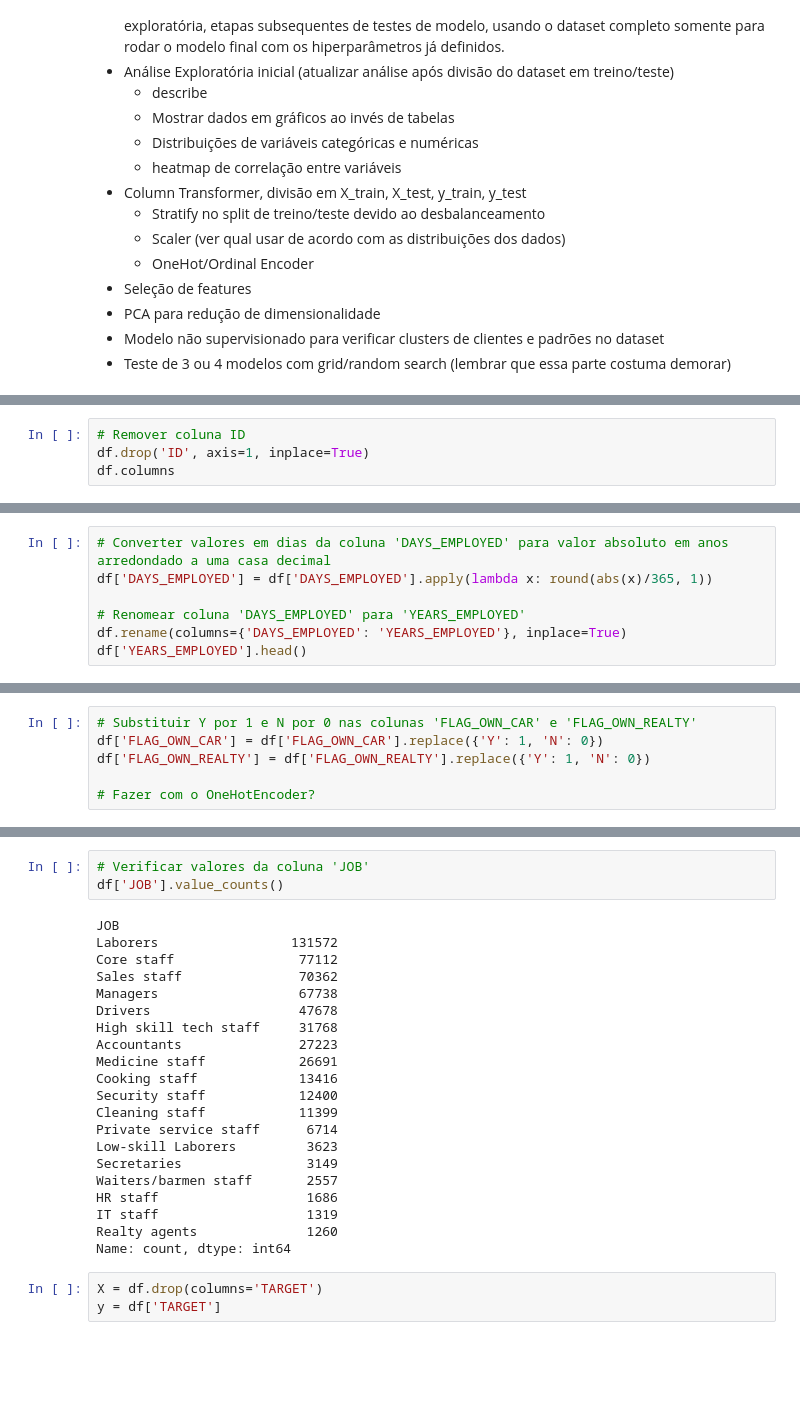
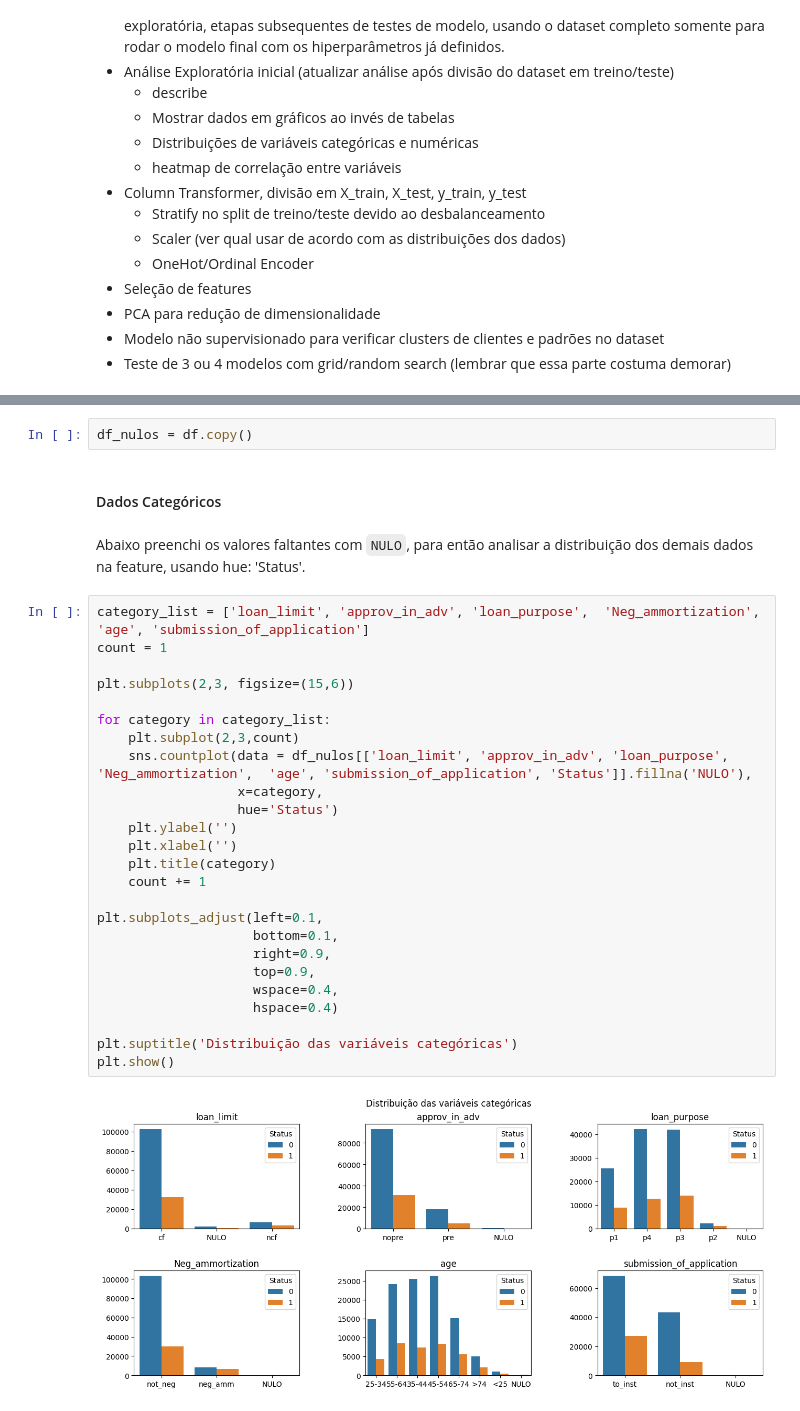
Before and after one commit to fernandobrancher/project_machine_learning_iii, a Jupyter notebook: project_loan_defaulters.ipynb, the cells around one changed output, grey strips where cells are left out. Saved outputs shown, nothing was run; the diff lists cells and outputs as text; blank space fills up the shorter version.

````diff
--- a/project_loan_defaulters.ipynb
+++ b/project_loan_defaulters.ipynb
@@ -135,4 +229,0 @@ df['TARGET'].value_counts(normalize=True).plot(kind='bar', title='Distribuição
-# %%
-# Remover coluna ID
-df.drop('ID', axis=1, inplace=True)
-df.columns
@@ -162,7 +229,0 @@ Name: AGE, dtype: int64
-# %%
-# Converter valores em dias da coluna 'DAYS_EMPLOYED' para valor absoluto em anos arredondado a uma casa decimal
-df['DAYS_EMPLOYED'] = df['DAYS_EMPLOYED'].apply(lambda x: round(abs(x)/365, 1))
-
-# Renomear coluna 'DAYS_EMPLOYED' para 'YEARS_EMPLOYED'
-df.rename(columns={'DAYS_EMPLOYED': 'YEARS_EMPLOYED'}, inplace=True)
-df['YEARS_EMPLOYED'].head()
@@ -195,6 +229,0 @@ Name: count, dtype: int64
-# %%
-# Substituir Y por 1 e N por 0 nas colunas 'FLAG_OWN_CAR' e 'FLAG_OWN_REALTY'
-df['FLAG_OWN_CAR'] = df['FLAG_OWN_CAR'].replace({'Y': 1, 'N': 0})
-df['FLAG_OWN_REALTY'] = df['FLAG_OWN_REALTY'].replace({'Y': 1, 'N': 0})
-
-# Fazer com o OneHotEncoder?
@@ -264,27 +230,33 @@ Name: count, dtype: int64
-# %%
-# Verificar valores da coluna 'JOB'
-df['JOB'].value_counts()
-# %% [output]
-JOB
-Laborers                 131572
-Core staff                77112
-Sales staff               70362
-Managers                  67738
-Drivers                   47678
-High skill tech staff     31768
-Accountants               27223
-Medicine staff            26691
-Cooking staff             13416
-Security staff            12400
-Cleaning staff            11399
-Private service staff      6714
-Low-skill Laborers         3623
-Secretaries                3149
-Waiters/barmen staff       2557
-HR staff                   1686
-IT staff                   1319
-Realty agents              1260
-Name: count, dtype: int64
-# %%
-X = df.drop(columns='TARGET')
-y = df['TARGET']
+# %%
+df_nulos = df.copy()
+# %% [markdown]
+#### Dados Categóricos
+# %% [markdown]
+Abaixo preenchi os valores faltantes com ```NULO```, para então analisar a distribuição dos demais dados na feature, usando hue: 'Status'.
+# %%
+category_list = ['loan_limit', 'approv_in_adv', 'loan_purpose',  'Neg_ammortization',  'age', 'submission_of_application']
+count = 1
+
+plt.subplots(2,3, figsize=(15,6))
+
+for category in category_list:
+    plt.subplot(2,3,count)
+    sns.countplot(data = df_nulos[['loan_limit', 'approv_in_adv', 'loan_purpose',  'Neg_ammortization',  'age', 'submission_of_application', 'Status']].fillna('NULO'),
+                  x=category,
+                  hue='Status')
+    plt.ylabel('')
+    plt.xlabel('')
+    plt.title(category)
+    count += 1
+
+plt.subplots_adjust(left=0.1,
+                    bottom=0.1,
+                    right=0.9,
+                    top=0.9,
+                    wspace=0.4,
+                    hspace=0.4)
+
+plt.suptitle('Distribuição das variáveis categóricas')
+plt.show()
+# %% [output]
+[figure, added]
````
Also changed, not shown: parts of 56 cells of this notebook.
